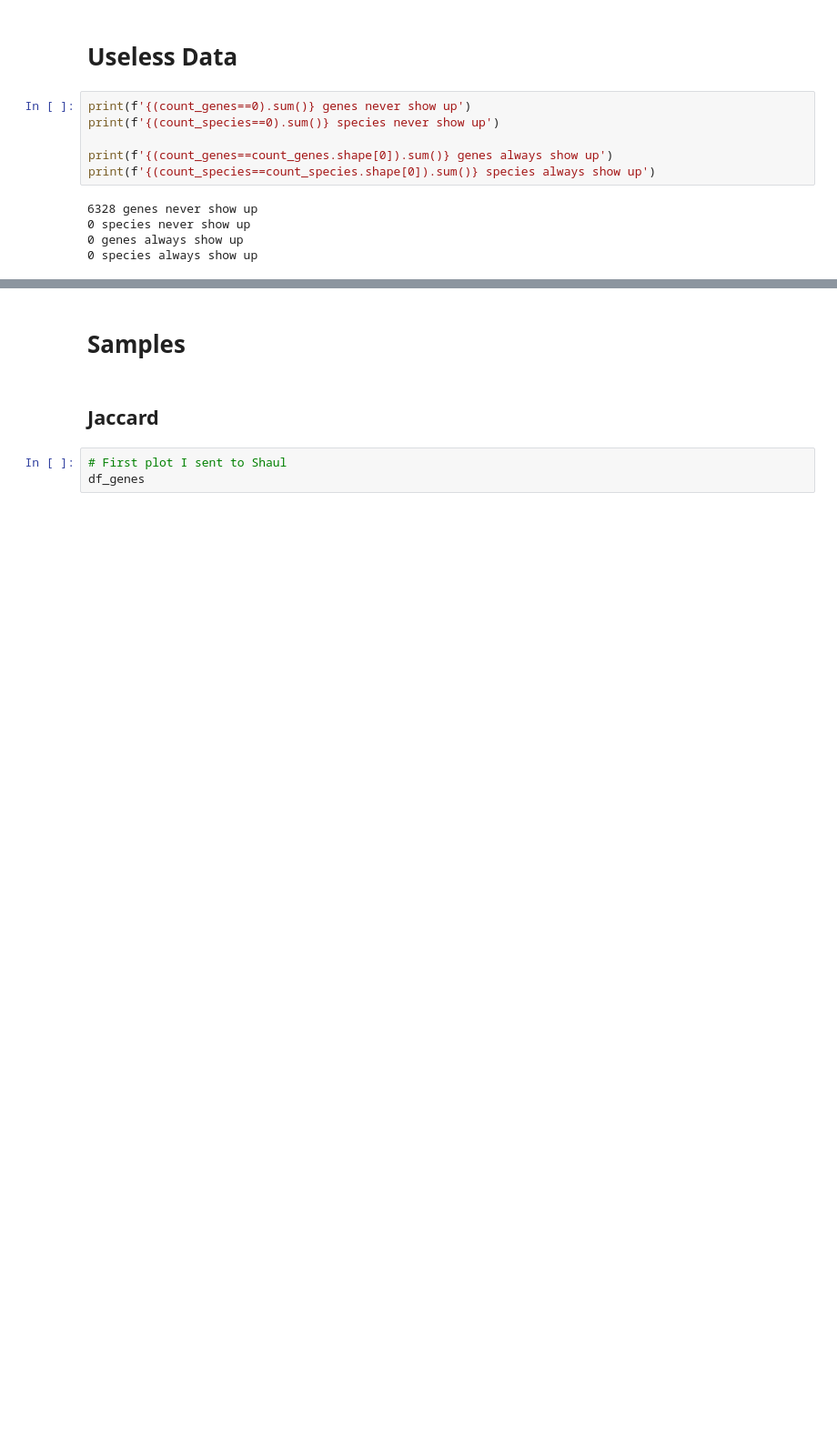
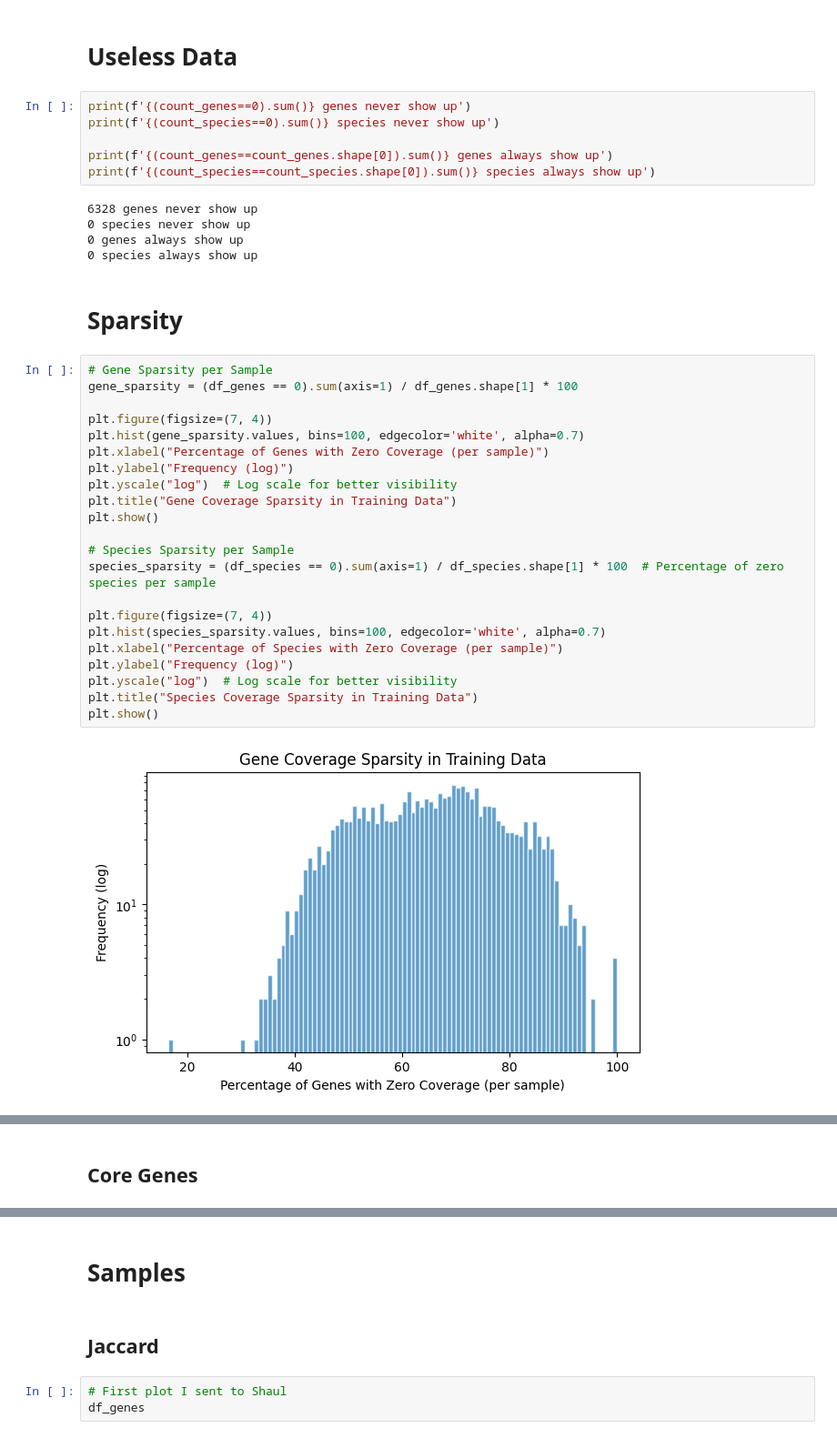
Before and after one commit to AthomsG/gene-prediction-from-bacteria-community, a Jupyter notebook: notebooks/EDA.ipynb, the cells around one changed output, grey strips where cells are left out. Shown at 91% size. Drawn from its saved outputs; the diff is of its cells as text; blank space fills up the shorter version.

```diff
--- a/notebooks/EDA.ipynb
+++ b/notebooks/EDA.ipynb
@@ -94,3 +94,29 @@ print(f'{(count_species==count_species.shape[0]).sum()} species always show up')
 0 species never show up
 0 genes always show up
 0 species always show up
+# %% [markdown]
+# Sparsity
+# %%
+# Gene Sparsity per Sample
+gene_sparsity = (df_genes == 0).sum(axis=1) / df_genes.shape[1] * 100
+
+plt.figure(figsize=(7, 4))
+plt.hist(gene_sparsity.values, bins=100, edgecolor='white', alpha=0.7)
+plt.xlabel("Percentage of Genes with Zero Coverage (per sample)")
+plt.ylabel("Frequency (log)")
+plt.yscale("log")  # Log scale for better visibility
+plt.title("Gene Coverage Sparsity in Training Data")
+plt.show()
+
+# Species Sparsity per Sample
+species_sparsity = (df_species == 0).sum(axis=1) / df_species.shape[1] * 100  # Percentage of zero species per sample
+
+plt.figure(figsize=(7, 4))
+plt.hist(species_sparsity.values, bins=100, edgecolor='white', alpha=0.7)
+plt.xlabel("Percentage of Species with Zero Coverage (per sample)")
+plt.ylabel("Frequency (log)")
+plt.yscale("log")  # Log scale for better visibility
+plt.title("Species Coverage Sparsity in Training Data")
+plt.show()
+# %% [output]
+[figure, added]
@@ -96,0 +124,2 @@ print(f'{(count_species==count_species.shape[0]).sum()} species always show up')
+# %% [markdown]
+## Core Genes
```
Also changed, not shown: parts of 6 cells of this notebook.
